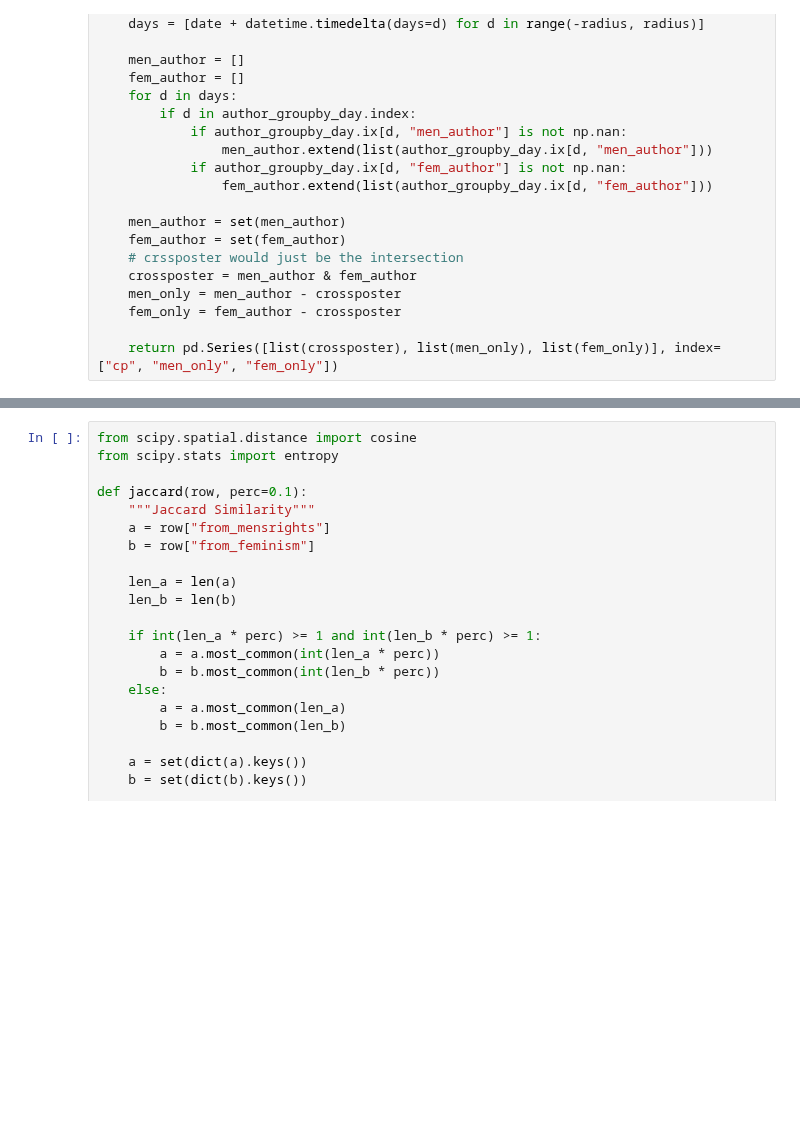
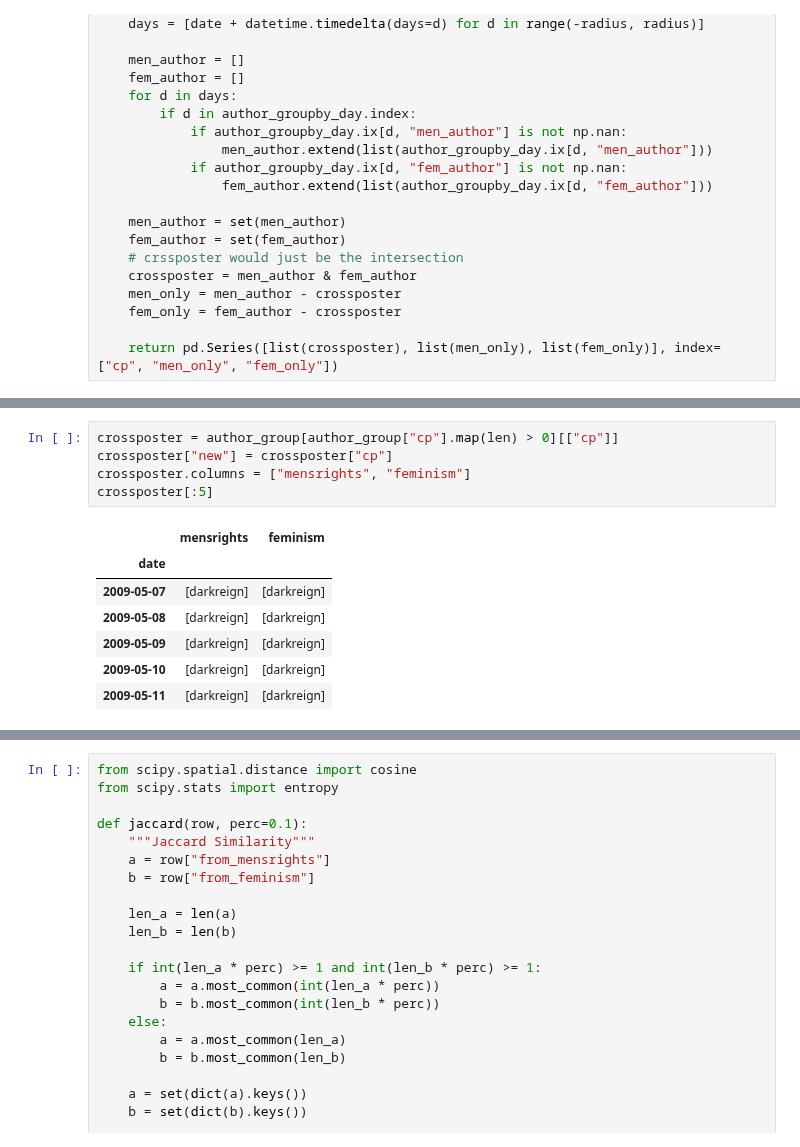
Before and after one commit to chao-ji/reddit, a Jupyter notebook: Part 3 Linguistic Divergence .ipynb, the cells around one changed output, grey strips where cells are left out. Drawn from its saved outputs; the diff is of its cells as text; blank space fills up the shorter version.

```diff
--- a/Part 3 Linguistic Divergence .ipynb
+++ b/Part 3 Linguistic Divergence .ipynb
@@ -398,0 +288,13 @@ Note for each of the following function `jaccard`, `cosine_sim`, `jsd`, we're co
+# %%
+crossposter = author_group[author_group["cp"].map(len) > 0][["cp"]]
+crossposter["new"] = crossposter["cp"]
+crossposter.columns = ["mensrights", "feminism"]
+crossposter[:5]
+# %% [output]
+|  | mensrights | feminism |
+| date |  |  |
+| 2009-05-07 | [darkreign] | [darkreign] |
+| 2009-05-08 | [darkreign] | [darkreign] |
+| 2009-05-09 | [darkreign] | [darkreign] |
+| 2009-05-10 | [darkreign] | [darkreign] |
+| 2009-05-11 | [darkreign] | [darkreign] |
```
Also changed, not shown: parts of 91 cells of this notebook.
